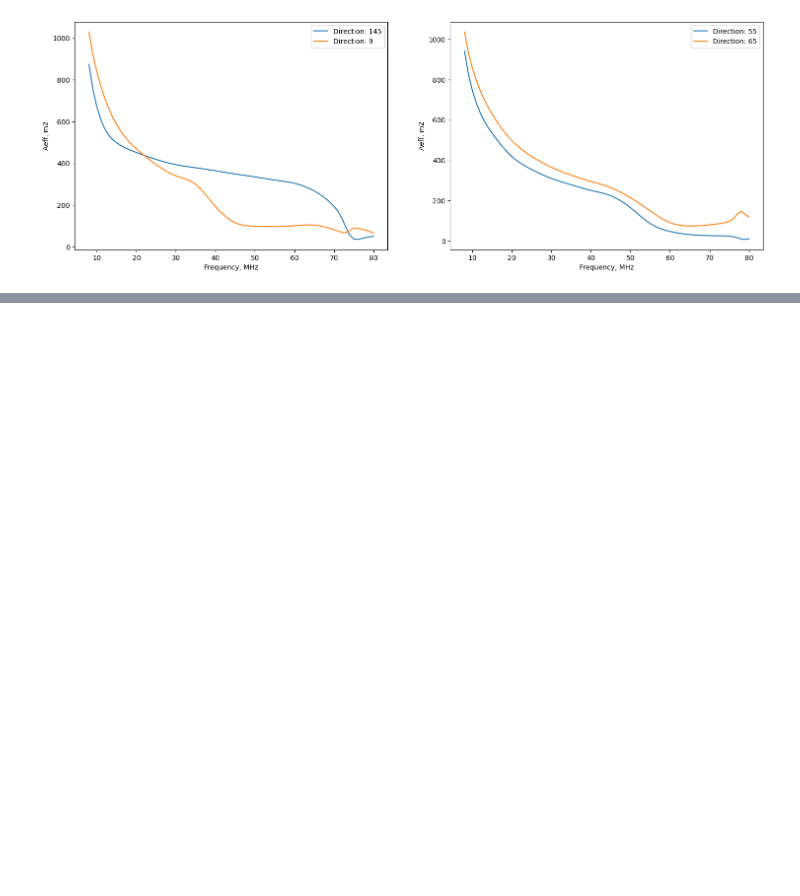
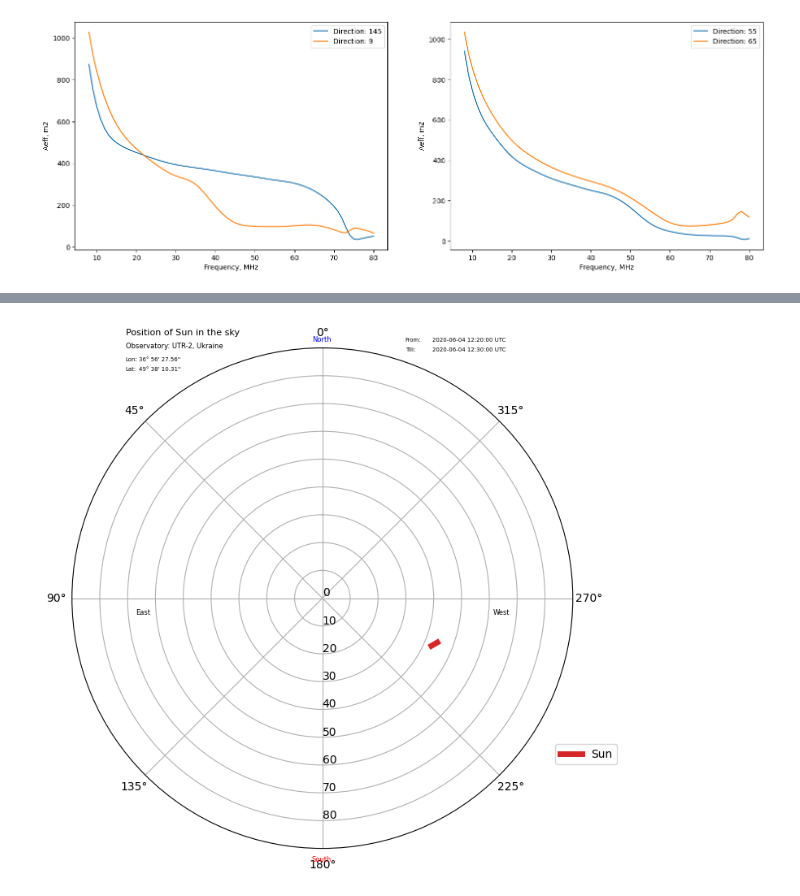
Before and after one commit to serge-yerin/jupyter-radio-astronomy, a Jupyter notebook: antennas_GURT_array_calibration.ipynb, the cells around one changed output, grey strips where cells are left out. Saved outputs shown, nothing was run; the diff lists cells and outputs as text; code cells hidden in the pictures; blank space fills up the shorter version.

```diff
--- a/antennas_GURT_array_calibration.ipynb
+++ b/antennas_GURT_array_calibration.ipynb
@@ -104,0 +143,39 @@ fig.colorbar(pos, ax=ax0, shrink=0.73);
+# %%
+time_window = start_time + (end_time - start_time) * np.linspace(0, 1, n_points)
+frame = AltAz(obstime=time_window, location=utr2_location)
+
+# Coordinates of Sun
+sun_alt_az = get_sun(time_window).transform_to(frame)
+# %%
+# Preparing data for correct sky plot (Altitude / Azimuth) Sun
+r_sun = np.zeros(len(sun_alt_az))
+r_sun[:] = sun_alt_az[:].alt.degree
+r_sun[r_sun < 0] = 0
+r_sun[:] = (90 - r_sun[:])
+r_sun[r_sun > 89] = np.inf
+
+fig = plt.figure(figsize=(8, 8))
+ax1 = fig.add_subplot(111, projection='polar')
+ax1.set_theta_zero_location("N")
+ax1.plot(sun_alt_az.az.rad, r_sun, label='Sun', color='C3', linewidth=5, alpha=1.0)
+ax1.set_ylim(0, 90)
+ax1.set_yticks(np.arange(0, 90, 10))
+ax1.set_rlabel_position(180)
+plt.legend(loc='upper right', bbox_to_anchor=(1.10, 0.22))
+fig.text(0.497, 0.890, 'North', fontsize=6, color='b', transform=plt.gcf().transFigure)
+fig.text(0.225, 0.470, 'East', fontsize=6, transform=plt.gcf().transFigure)
+fig.text(0.775, 0.470, 'West', fontsize=6, transform=plt.gcf().transFigure)
+fig.text(0.496, 0.090, 'South', fontsize=6, color='r', transform=plt.gcf().transFigure)
+fig.text(0.210, 0.900, 'Position of Sun in the sky', fontsize=8, transform=plt.gcf().transFigure)
+fig.text(0.210, 0.880, 'Observatory: ' + observatory, fontsize=6, transform=plt.gcf().transFigure)
+fig.text(0.210, 0.860, 'Lon:', fontsize=5, transform=plt.gcf().transFigure)
+fig.text(0.210, 0.845, 'Lat:', fontsize=5, transform=plt.gcf().transFigure)
+fig.text(0.230, 0.860, str(utr2_location.lon).replace("d", "\u00b0 ").replace("m", "\' ").replace("s", "\'\' "),
+             fontsize=5, transform=plt.gcf().transFigure)
+fig.text(0.230, 0.845, str(utr2_location.lat).replace("d", "\u00b0 ").replace("m", "\' ").replace("s", "\'\' "),
+             fontsize=5, transform=plt.gcf().transFigure)
+fig.text(0.640, 0.890, 'From:', fontsize=5, transform=plt.gcf().transFigure)
+fig.text(0.640, 0.875, 'Till:', fontsize=5, transform=plt.gcf().transFigure)
+fig.text(0.682, 0.890, str(start_time)[0:19] + ' UTC', fontsize=5, transform=plt.gcf().transFigure)
+fig.text(0.682, 0.875, str(end_time)[0:19] + ' UTC', fontsize=5, transform=plt.gcf().transFigure)
+# %% [output]
@@ -104,0 +183 @@ fig.colorbar(pos, ax=ax0, shrink=0.73);
+[figure, added]
```
Also changed, not shown: parts of 10 cells of this notebook.
